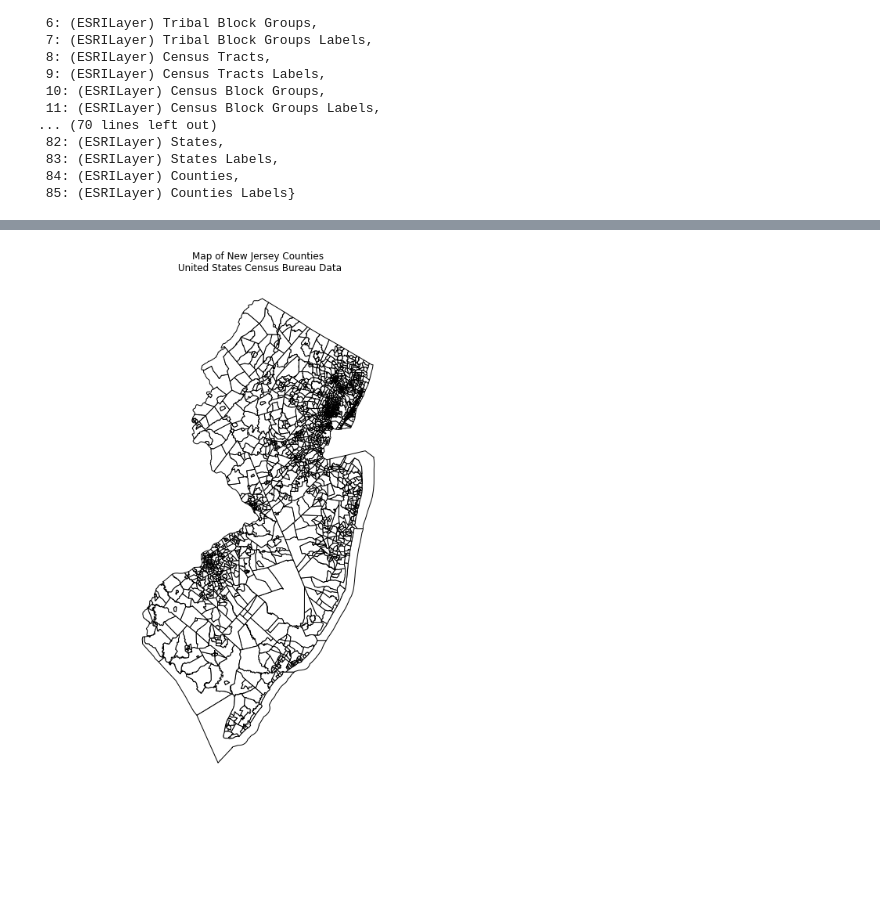
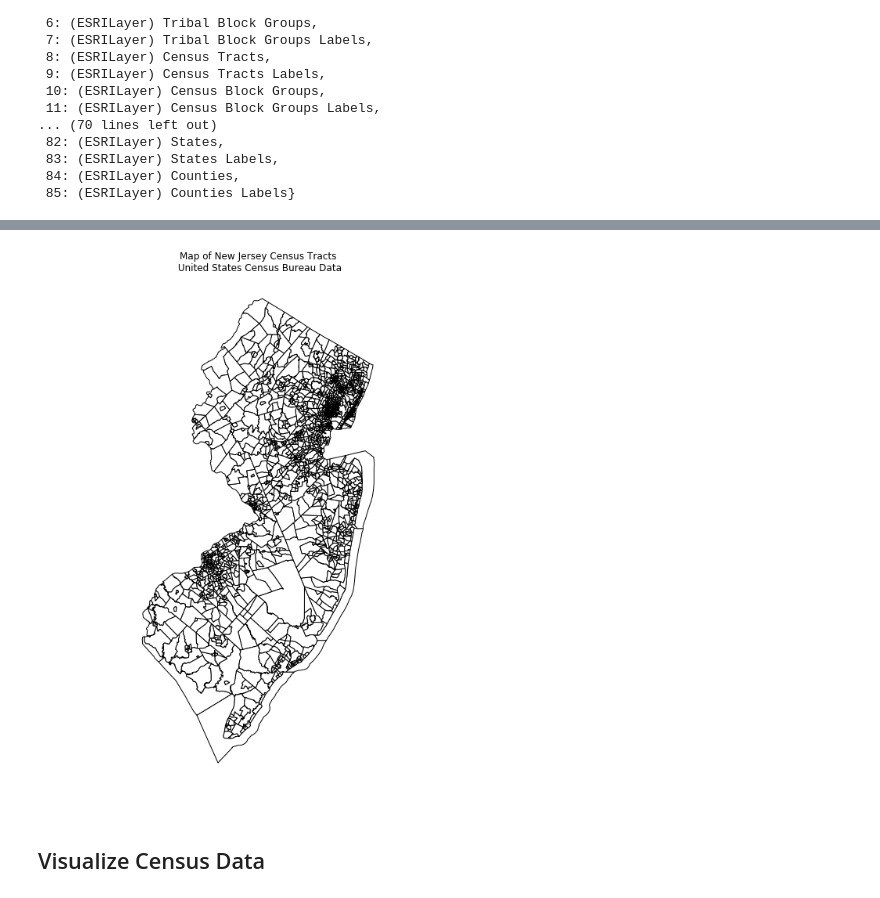
Before and after one commit to zstatmanweil/EJ-analysis-map, a Jupyter notebook: Census.ipynb, the cells around one changed output, grey strips where cells are left out. Saved outputs shown, nothing was run; the diff lists cells and outputs as text; code cells hidden in the pictures; blank space fills up the shorter version.

Commit message:
Finished analysis through export of data

```diff
--- a/Census.ipynb
+++ b/Census.ipynb
@@ -141,10 +172,10 @@ cen.tiger.available()
  {'name': 'USLandmass', 'type': 'MapServer'}]
 # %%
 # Connect to TIGER API
-conDT.set_mapservice('tigerWMS_ACS2017')
+con.set_mapservice('tigerWMS_ACS2017')
 
 # Print layers
-conDT.mapservice.layers
+con.mapservice.layers
 # %% [output]
 {0: (ESRILayer) 2010 Census Public Use Microdata Areas,
  1: (ESRILayer) 2010 Census Public Use Microdata Areas Labels,
@@ -165,8 +196,8 @@ conDT.mapservice.layers
  85: (ESRILayer) Counties Labels}
 # %%
 # Select County data
-# Note: By selecting "geopandas"m I am packing the shape into a GeoPandas datagrame.
+# Note: By selecting "geopandas" I am packing the shape into a GeoPandas DataFrame.
 # The default is a pySAL shape. Another option is "shapely"
-geodata = conDT.mapservice.query(layer=8, where='STATE=34', pkg='geopandas')
+geodata = con.mapservice.query(layer=8, where='STATE=34', pkg='geopandas')
 # %%
 # Preview the geodata
@@ -182,14 +236,20 @@ with pd.option_context('display.max_colwidth', 20):
+# %%
+# The current way the crs is stored is a dictionary using latestwkid, which causes errors during export. I converted the crs
+# dictionary into one readable by geopandas, but it is not transforming the data in any way.
+geodata.crs = {'init': 'epsg:3857'}
 # %%
 # Plot the data
 fig, ax = plt.subplots(figsize = (8,12))
 geodata.plot(ax = ax, facecolor='white',edgecolor='black')
 
 # Add title to map
-ax.set(title = "Map of New Jersey Counties\n United States Census Bureau Data")
+ax.set(title = "Map of New Jersey Census Tracts\n United States Census Bureau Data")
 
 # Turn off the axis
 plt.axis('equal')
 ax.set_axis_off()
 plt.show()
 # %% [output]
-[figure, old version]
+[figure, new version]
+# %% [markdown]
+## Visualize Census Data
```
Also changed, not shown: parts of 23 cells of this notebook.
